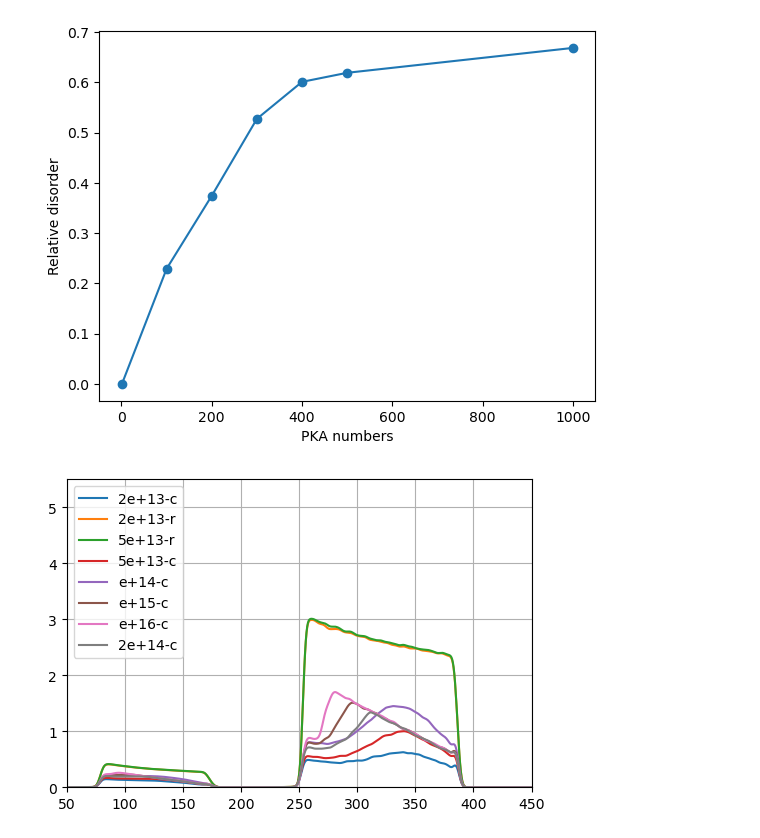
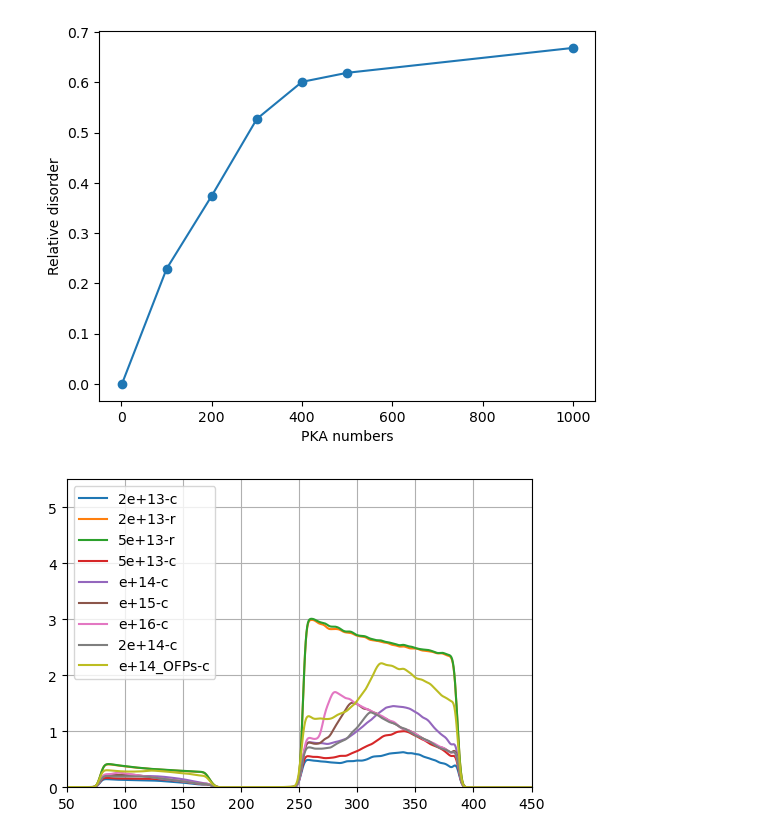
Before and after one commit to HE-RU10/ga2o3, a Jupyter notebook: RBS.ipynb, the cells around one changed output. Saved outputs shown, nothing was run; the diff lists cells and outputs as text; code cells hidden in the pictures.

```diff
--- a/RBS.ipynb
+++ b/RBS.ipynb
@@ -291,32 +291,35 @@ df=pd.read_csv('/Users/ruhe/Desktop/ga2o3/rbs/2e13/pris/rbsspectra.dat',sep='\s+
 df['Yield']=df.iloc[:,1]*10**4*1.25/2.7
 df['Energy(keV)']=df.index*1600/len(df)
 df['channel']=ener_channel(df['Energy(keV)'])
 plt.plot(df['channel'],df['Yield'],label='2e+13-c')
 df2=pd.read_csv('/Users/ruhe/Desktop/ga2o3/rbs/2e13/ran/rbsspectra.dat',sep='\s+', header=None)
 df2['Yield']=df2.iloc[:,1]*10**4*1.25/2.7
 plt.plot(df['channel'],df2['Yield'],label='2e+13-r')
 df2=pd.read_csv('/Users/ruhe/Desktop/ga2o3/rbs/5e13/ran/rbsspectra.dat',sep='\s+', header=None)
 df2['Yield']=df2.iloc[:,1]*10**4*1.25/2.7
 plt.plot(df['channel'],df2['Yield'],label='5e+13-r')
 df2=pd.read_csv('/Users/ruhe/Desktop/ga2o3/rbs/5e13/pris/rbsspectra.dat',sep='\s+', header=None)
 df2['Yield']=df2.iloc[:,1]*10**4*1.25/2.7
 plt.plot(df['channel'],df2['Yield'],label='5e+13-c')
 df2=pd.read_csv('/Users/ruhe/Desktop/ga2o3/rbs/e14/pris/rbsspectra.dat',sep='\s+', header=None)
 df2['Yield']=df2.iloc[:,1]*10**4*1.25/2.7
 plt.plot(df['channel'],df2['Yield'],label='e+14-c')
 df2=pd.read_csv('/Users/ruhe/Desktop/ga2o3/rbs/e15/pris/rbsspectra.dat',sep='\s+', header=None)
 df2['Yield']=df2.iloc[:,1]*10**4*1.25/2.7
 plt.plot(df['channel'],df2['Yield'],label='e+15-c')
 df2=pd.read_csv('/Users/ruhe/Desktop/ga2o3/rbs/e16/pris/rbsspectra.dat',sep='\s+', header=None)
 df2['Yield']=df2.iloc[:,1]*10**4*1.25/2.7
 plt.plot(df['channel'],df2['Yield'],label='e+16-c')
 df2=pd.read_csv('/Users/ruhe/Desktop/ga2o3/rbs/2e14/pris/rbsspectra.dat',sep='\s+', header=None)
 df2['Yield']=df2.iloc[:,1]*10**4*1.25/2.7
 plt.plot(df['channel'],df2['Yield'],label='2e+14-c')
+df2=pd.read_csv('/Users/ruhe/Desktop/ga2o3/rbs/e14_OFPs/pris/rbsspectra.dat',sep='\s+', header=None)
+df2['Yield']=df2.iloc[:,1]*10**4*1.25/2.7
+plt.plot(df['channel'],df2['Yield'],label='e+14_OFPs-c')
 plt.legend()
 plt.grid()
 plt.ylim([0,5.5])
 plt.xlim([50,450])
-#plt.savefig("FPA_rbs.png", transparent=True)
+plt.savefig("/Users/ruhe/Desktop/FPA_rbs.png", transparent=True)
 # %% [output]
-[figure, old version]
+[figure, new version]
```
Also changed, not shown: 1 other file.
